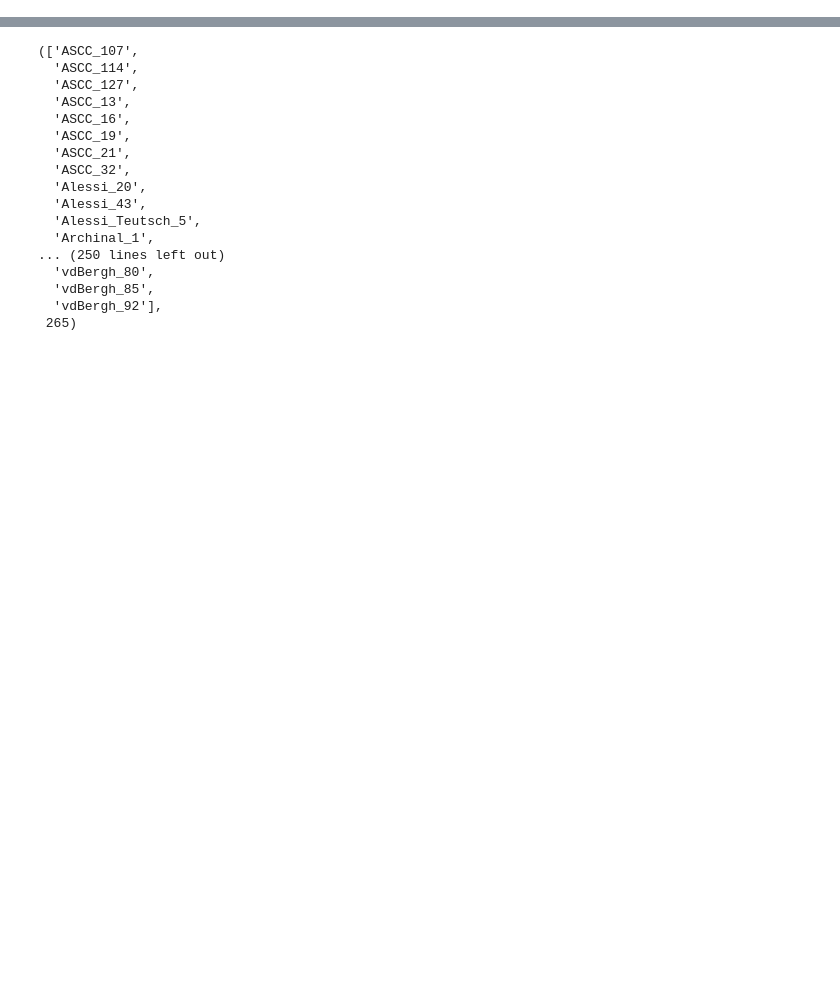
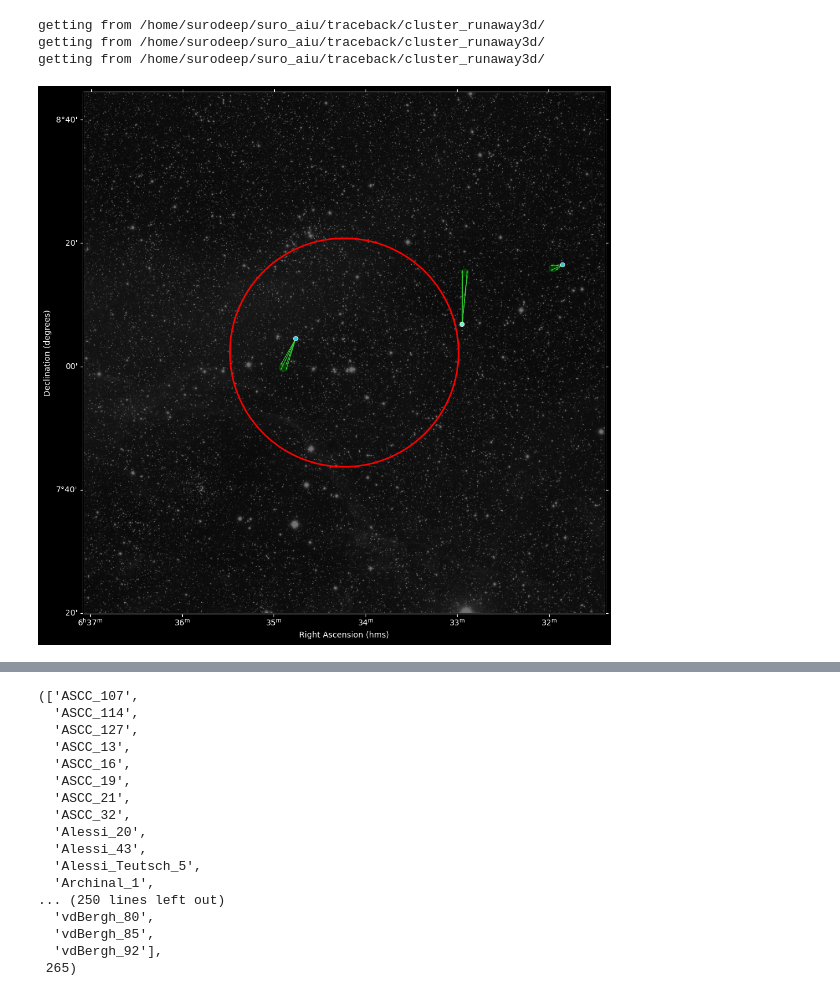
Before and after one commit to surodeep26/Runaway-Stars, a Jupyter notebook: v16.ipynb, the cells around one changed output, grey strips where cells are left out. Drawn from its saved outputs; the diff is of its cells as text; code cells hidden in the pictures; blank space fills up the shorter version.

```diff
--- a/v16.ipynb
+++ b/v16.ipynb
@@ -8,0 +248,7 @@ for cluster in workclusters[:]:
+# %%
+cl.plot_traceback_clean()
+# %% [output]
+getting from /home/surodeep/suro_aiu/traceback/cluster_runaway3d/
+getting from /home/surodeep/suro_aiu/traceback/cluster_runaway3d/
+getting from /home/surodeep/suro_aiu/traceback/cluster_runaway3d/
+[figure, added]
```
Also changed, not shown: parts of 14 cells of this notebook, 4 other files.
